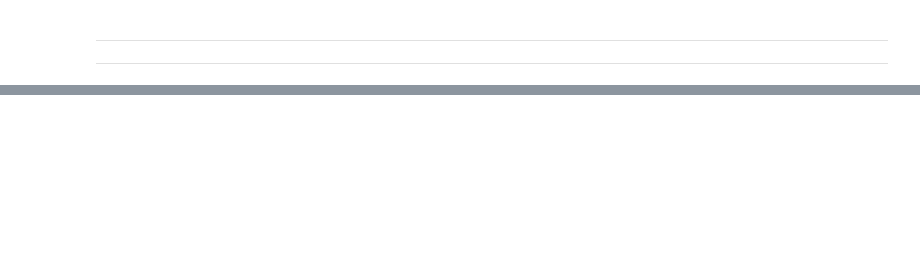
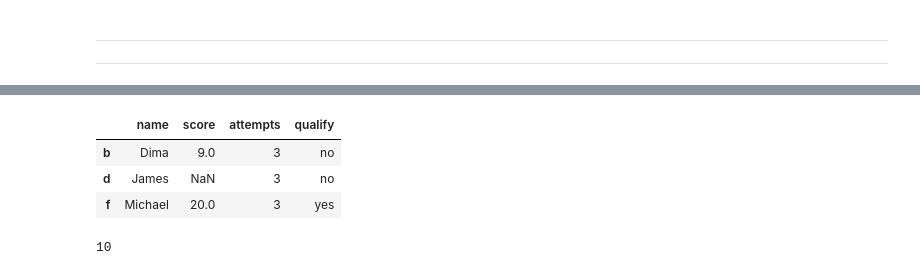
Before and after one commit to hishampaloli/Basic_Data_science_lib, a Jupyter notebook: pandas/PandasExercise.ipynb, the cells around one changed output, grey strips where cells are left out. Cells and saved outputs as stored; diff of their text form; code cells hidden in the pictures; blank space fills up the shorter version.

```diff
--- a/pandas/PandasExercise.ipynb
+++ b/pandas/PandasExercise.ipynb
@@ -270,0 +317,14 @@ Name: date, dtype: int64
+# %%
+# Write a Pandas program to select the rows where the number of attempts in the examination is greater than 2.
+df[df['attempts'] > 2]
+# %% [output]
+|  | name | score | attempts | qualify |
+| b | Dima | 9.0 | 3 | no |
+| d | James | NaN | 3 | no |
+| f | Michael | 20.0 | 3 | yes |
+# %%
+#  Write a Pandas program to count the number of rows and columns of a DataFrame.
+len(df.columns)
+len(df.index)
+# %% [output]
+10
```
Also changed, not shown: parts of 12 cells of this notebook.
